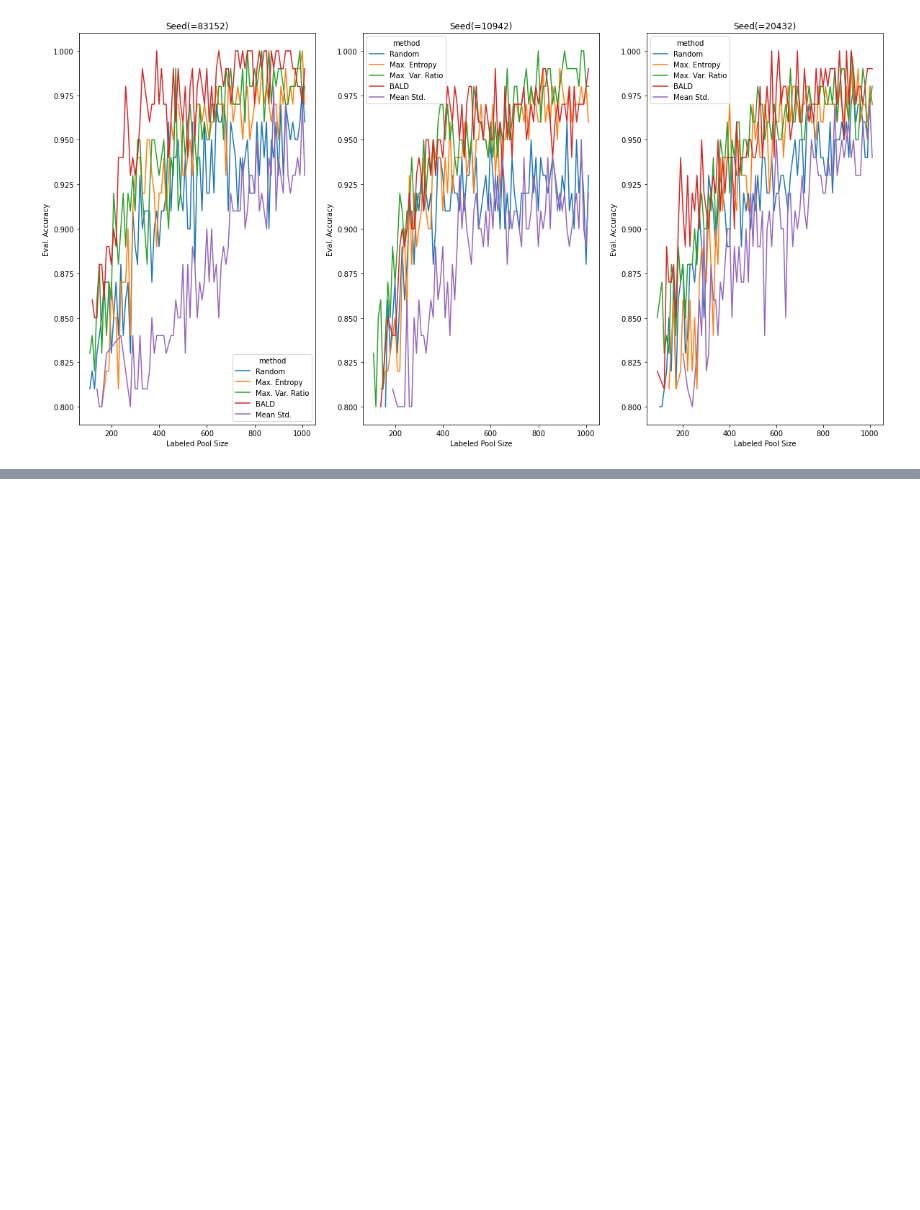
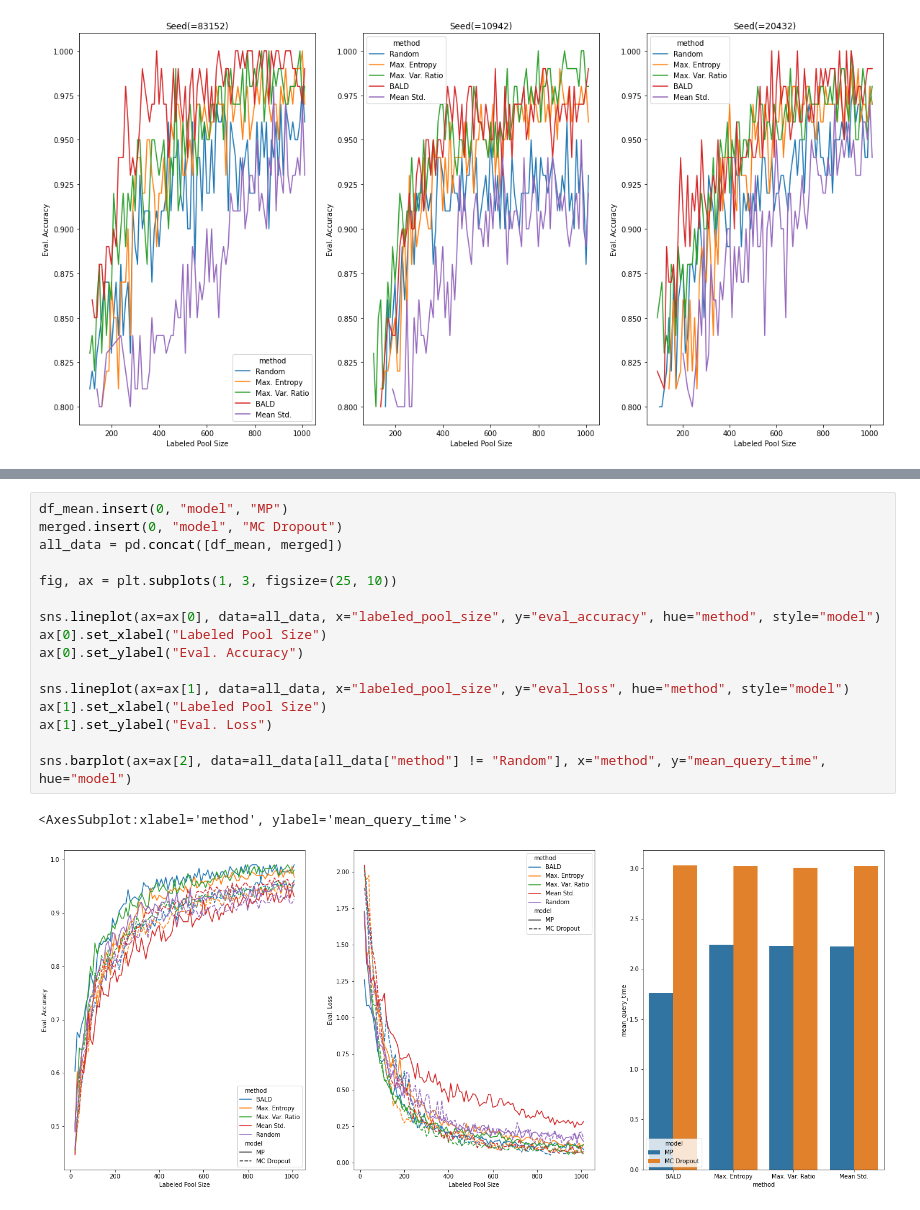
Before and after one commit to ExLeonem/master-thesis-code, a Jupyter notebook: wp/notebooks/experiments/mnist/fchollet.ipynb, the cells around one changed output, grey strips where cells are left out. Cells and saved outputs as stored; diff of their text form; blank space fills up the shorter version.

```diff
--- a/wp/notebooks/experiments/mnist/fchollet.ipynb
+++ b/wp/notebooks/experiments/mnist/fchollet.ipynb
@@ -218,0 +252,19 @@ Text(0, 0.5, 'Query Time (in seconds)')
+# %%
+df_mean.insert(0, "model", "MP")
+merged.insert(0, "model", "MC Dropout")
+all_data = pd.concat([df_mean, merged])
+
+fig, ax = plt.subplots(1, 3, figsize=(25, 10))
+
+sns.lineplot(ax=ax[0], data=all_data, x="labeled_pool_size", y="eval_accuracy", hue="method", style="model")
+ax[0].set_xlabel("Labeled Pool Size")
+ax[0].set_ylabel("Eval. Accuracy")
+
+sns.lineplot(ax=ax[1], data=all_data, x="labeled_pool_size", y="eval_loss", hue="method", style="model")
+ax[1].set_xlabel("Labeled Pool Size")
+ax[1].set_ylabel("Eval. Loss")
+
+sns.barplot(ax=ax[2], data=all_data[all_data["method"] != "Random"], x="method", y="mean_query_time", hue="model")
+# %% [output]
+<AxesSubplot:xlabel='method', ylabel='mean_query_time'>
+[figure, added]
```
Also changed, not shown: parts of 17 cells of this notebook, 8 other files.
